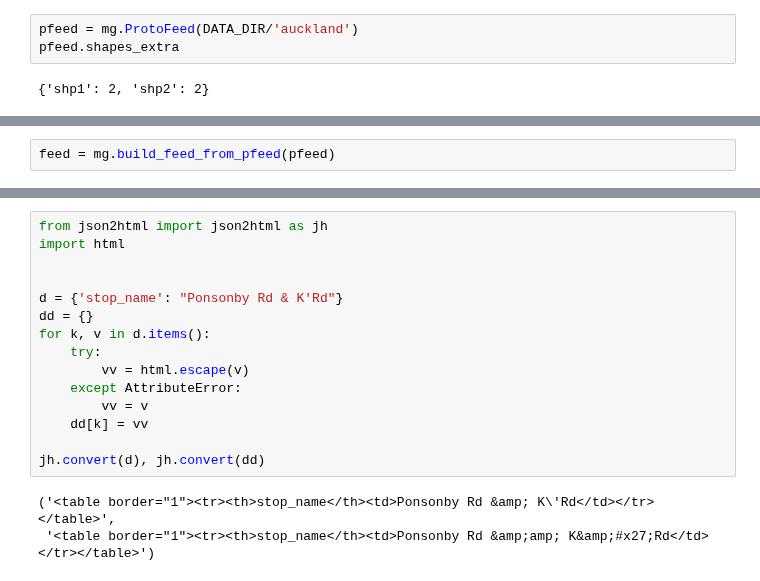
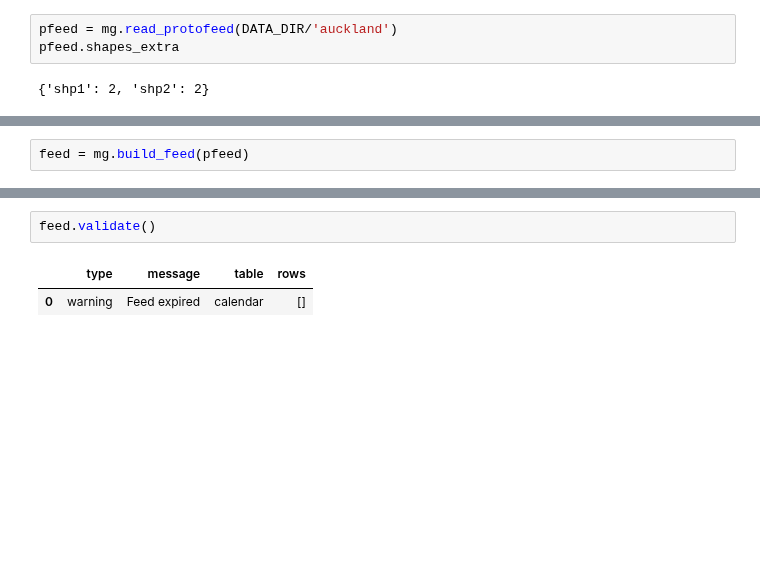
Before and after one commit to mrcagney/make_gtfs, a Jupyter notebook: ipynb/prototyping.ipynb, the cells around one changed output, grey strips where cells are left out. Saved outputs shown, nothing was run; the diff lists cells and outputs as text; blank space fills up the shorter version.

```diff
--- a/ipynb/prototyping.ipynb
+++ b/ipynb/prototyping.ipynb
@@ -53,7 +53,7 @@ pyplot.show()
 # %% [output]
 <Figure size 1800x720 with 1 Axes>
 # %%
-pfeed = mg.ProtoFeed(DATA_DIR/'auckland')
+pfeed = mg.read_protofeed(DATA_DIR/'auckland')
 pfeed.shapes_extra
 # %% [output]
 {'shp1': 2, 'shp2': 2}
@@ -116,7 +116,7 @@ my_map
 # %% [output]
 [interactive output not drawn]
 # %%
-feed = mg.build_feed_from_pfeed(pfeed)
+feed = mg.build_feed(pfeed)
 # %%
 prefix = 't-rB-weekday_peak_1-07:00:00'
 t = (
@@ -127,21 +127,8 @@ tids = [t.trip_id.iat[0], t.trip_id.iat[-1]]
 feed.map_trips(tids)
 # %% [output]
 [interactive output not drawn]
-# %%
-from json2html import json2html as jh
-import html
-
-
-d = {'stop_name': "Ponsonby Rd & K'Rd"}
-dd = {}
-for k, v in d.items():
-    try:
-        vv = html.escape(v)
-    except AttributeError:
-        vv = v
-    dd[k] = vv
-
-jh.convert(d), jh.convert(dd)
-# %% [output]
-('<table border="1"><tr><th>stop_name</th><td>Ponsonby Rd &amp; K\'Rd</td></tr></table>',
- '<table border="1"><tr><th>stop_name</th><td>Ponsonby Rd &amp;amp; K&amp;#x27;Rd</td></tr></table>')
+# %%
+feed.validate()
+# %% [output]
+|  | type | message | table | rows |
+| 0 | warning | Feed expired | calendar | [] |
```
Also changed, not shown: 5 other files.
